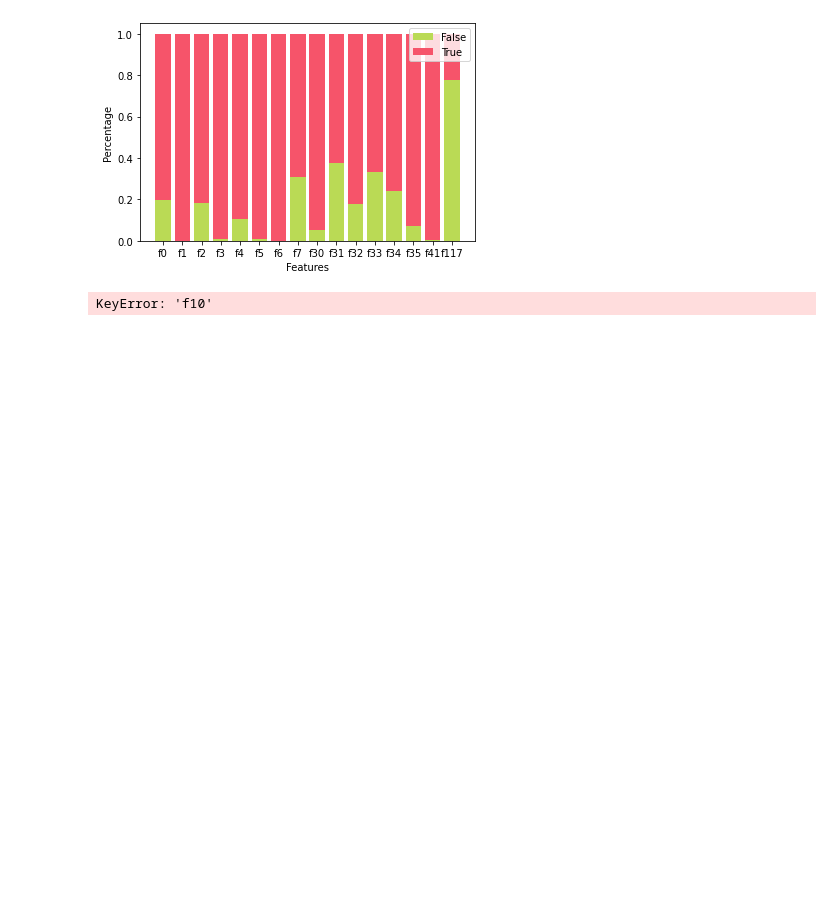
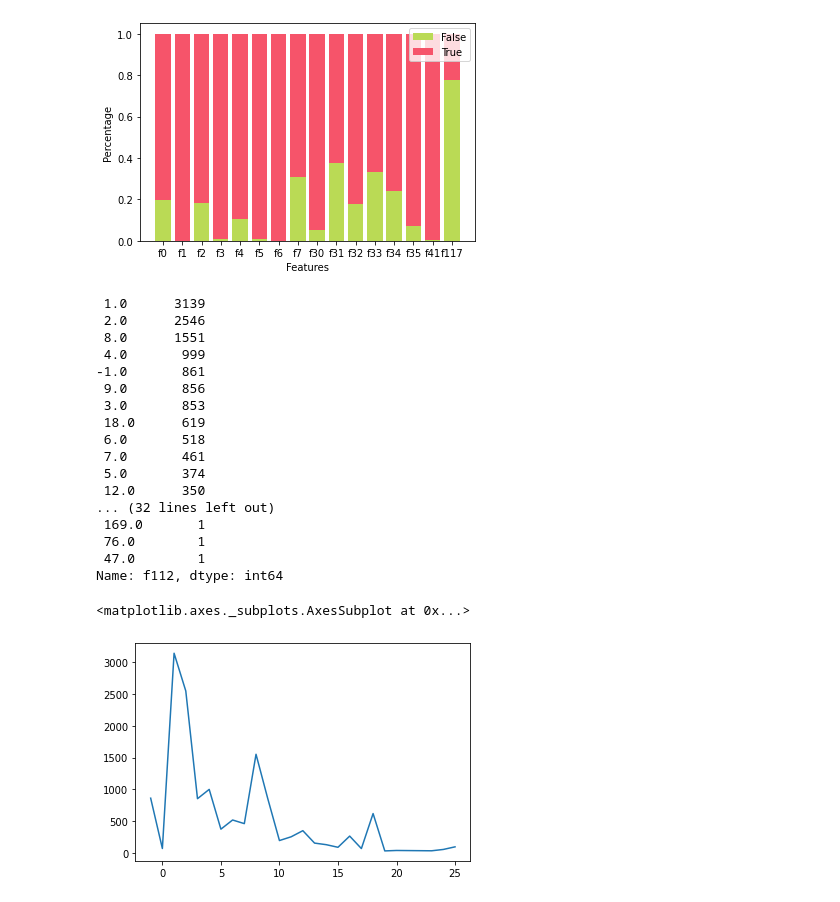
Before and after one commit to roussieau/masterthesis, a Jupyter notebook: src/machine_learning/Features.ipynb, the cells around one changed output. Cells and saved outputs as stored; diff of their text form; code cells hidden in the pictures; blank space fills up the shorter version.

```diff
--- a/src/machine_learning/Features.ipynb
+++ b/src/machine_learning/Features.ipynb
@@ -34,8 +36,27 @@ plt.show()
 0.0  12074  9802  11167  13643  14678   3265
 1.0   2629  4901   3536   1060     25  11438
 [figure]
-# %%
-test = df['f10'].groupby(['f10'])
-print(test)
-# %% [output]
-KeyError: 'f10'
+# %%
+count_per_value = df['f112'].value_counts()
+print(count_per_value)
+count_per_value[count_per_value > 25].sort_index().plot()
+# %% [output]
+ 1.0      3139
+ 2.0      2546
+ 8.0      1551
+ 4.0       999
+-1.0       861
+ 9.0       856
+ 3.0       853
+ 18.0      619
+ 6.0       518
+ 7.0       461
+ 5.0       374
+ 12.0      350
+... (32 lines left out)
+ 169.0       1
+ 76.0        1
+ 47.0        1
+Name: f112, dtype: int64
+<matplotlib.axes._subplots.AxesSubplot at 0x...>
+[figure, added]
```
Also changed, not shown: parts of 1 cell of this notebook.
